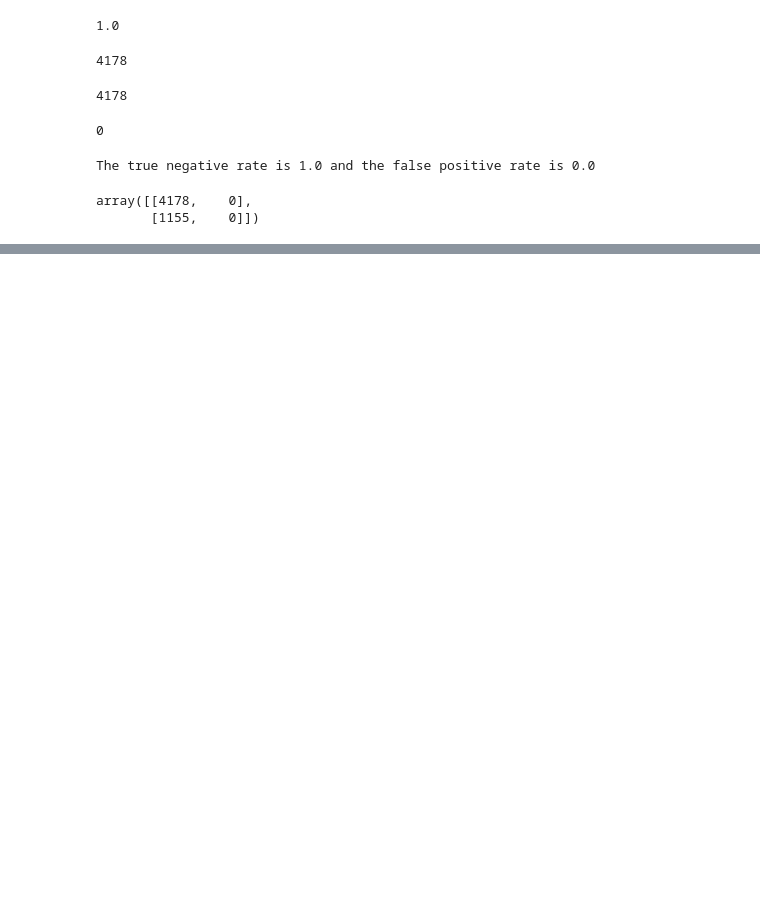
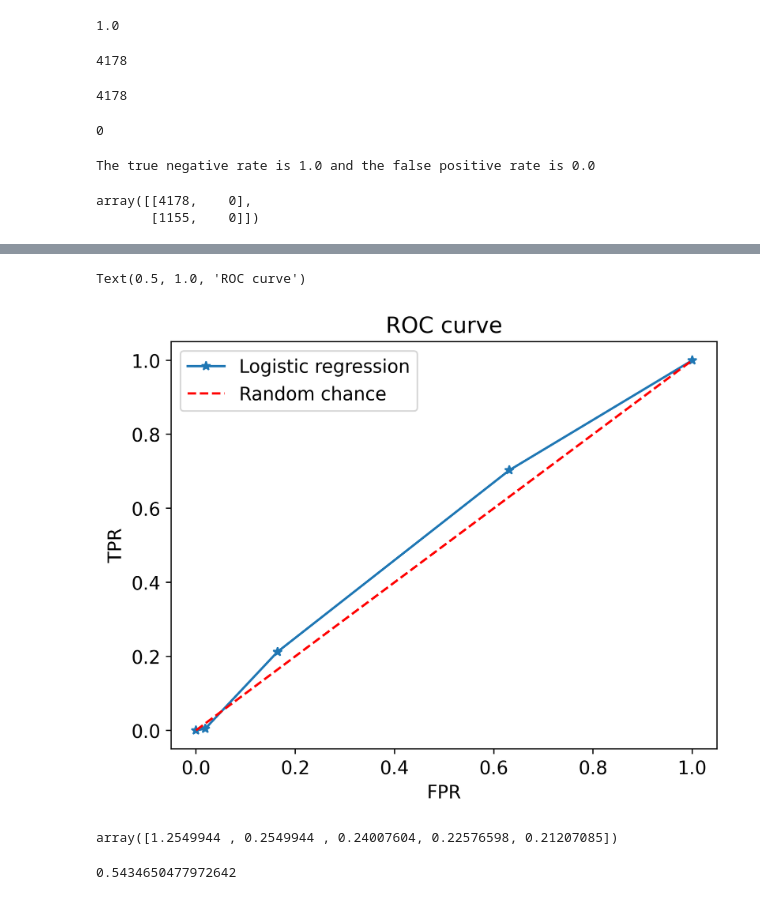
Before and after one commit to askot19/Analise_de_dados, a Jupyter notebook: Projetos de Ciência de Dados com Python/Capítulo 2/ex08.ipynb, the cells around one changed output, grey strips where cells are left out. Cells and saved outputs as stored; diff of their text form; code cells hidden in the pictures; blank space fills up the shorter version.

```diff
--- a/Projetos de Ciência de Dados com Python/Capítulo 2/ex08.ipynb
+++ b/Projetos de Ciência de Dados com Python/Capítulo 2/ex08.ipynb
@@ -259,0 +314,18 @@ array([[4178,    0],
+# %%
+plt.plot(fpr, tpr, '*-')
+plt.plot([0, 1], [0, 1], 'r--')
+plt.legend(['Logistic regression', 'Random chance'])
+plt.xlabel('FPR')
+plt.ylabel('TPR')
+plt.title('ROC curve')
+# %% [output]
+Text(0.5, 1.0, 'ROC curve')
+[figure, added]
+# %%
+thresholds
+# %% [output]
+array([1.2549944 , 0.2549944 , 0.24007604, 0.22576598, 0.21207085])
+# %%
+metrics.roc_auc_score(y_test, pos_proba)
+# %% [output]
+0.5434650477972642
```
Also changed, not shown: parts of 10 cells of this notebook.
